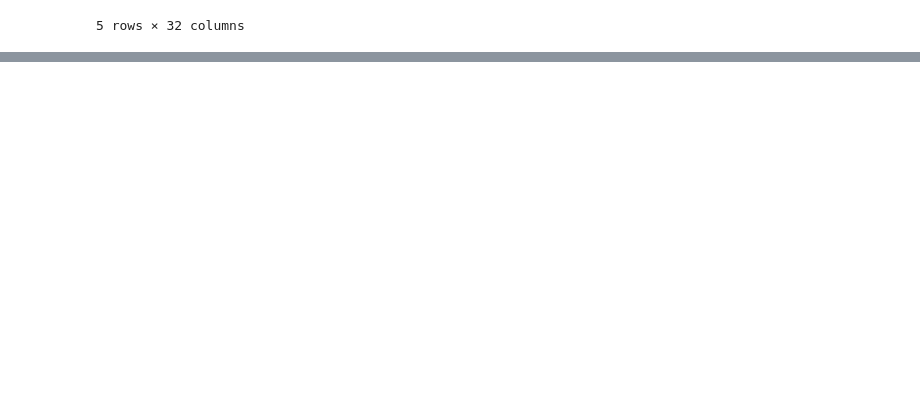
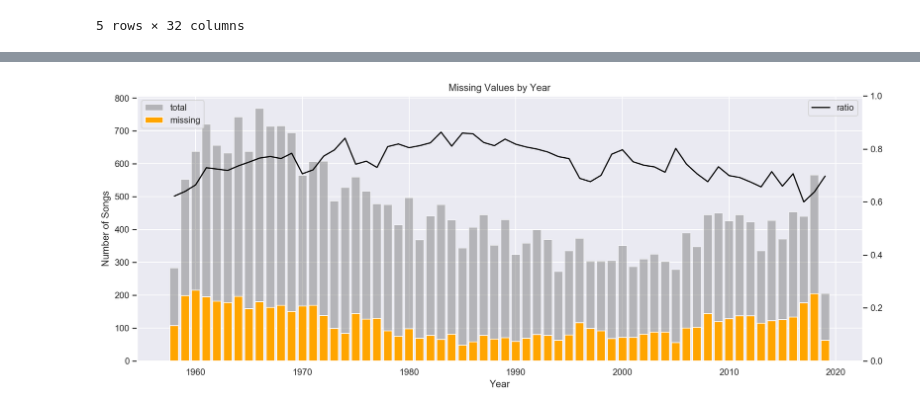
Before and after one commit to Germoe/hit-predictor, a Jupyter notebook: notebooks/_Step 2 Hot 100 Wrangling (Ground Truth).ipynb, the cells around one changed output, grey strips where cells are left out. Drawn from its saved outputs; the diff is of its cells as text; code cells hidden in the pictures; blank space fills up the shorter version.

```diff
--- a/notebooks/_Step 2 Hot 100 Wrangling (Ground Truth).ipynb
+++ b/notebooks/_Step 2 Hot 100 Wrangling (Ground Truth).ipynb
@@ -353,0 +383,35 @@ Name: verified, dtype: object
+# %%
+peak_ranks = hot100_all.groupby(['title','artist']).min().loc[:,'rank']
+peak_ranks = peak_ranks.rename('peak')
+hot100_processed = hot100_processed.merge(peak_ranks,how='left',on=['title','artist'])
+
+hot100_uniq = hot100_processed.drop_duplicates(subset=['artist','title'],keep='first')
+hot100_uniq = hot100_uniq.set_index('date')
+hot100_uniq['year'] = hot100_uniq.index.year
+by_year_uniq = hot100_uniq.groupby(by='year').count().loc[:,['rank','iterator']]
+by_year_uniq.columns = ['total','complete']
+by_year_uniq['missing'] = by_year_uniq['total'] - by_year_uniq['complete']
+# Add a proportion column
+by_year_uniq['ratio'] = by_year_uniq['complete'] / by_year_uniq['total']
+
+fig = plt.figure(figsize=(16,6))
+x = by_year_uniq.index
+y = by_year_uniq.missing
+y_ratio = by_year_uniq.ratio
+y_all = by_year_uniq.total
+_ = plt.bar(x,y_all,color='gray',alpha=0.5, label='total')
+_ = plt.bar(x,y,color='orange', label='missing')
+_ = plt.title('Missing Values by Year')
+_ = plt.xlabel('Year')
+_ = plt.ylabel('Number of Songs')
+
+_ = plt.legend(loc='upper left')
+
+_ = plt.twinx()
+_ = plt.plot(x,y_ratio,color='black')
+_ = plt.yticks(np.arange(0,1.2,0.2))
+_ = plt.grid(False)
+
+_ = plt.legend(loc='upper right')
+# %% [output]
+[figure, added]
```
Also changed, not shown: parts of 27 cells of this notebook.
